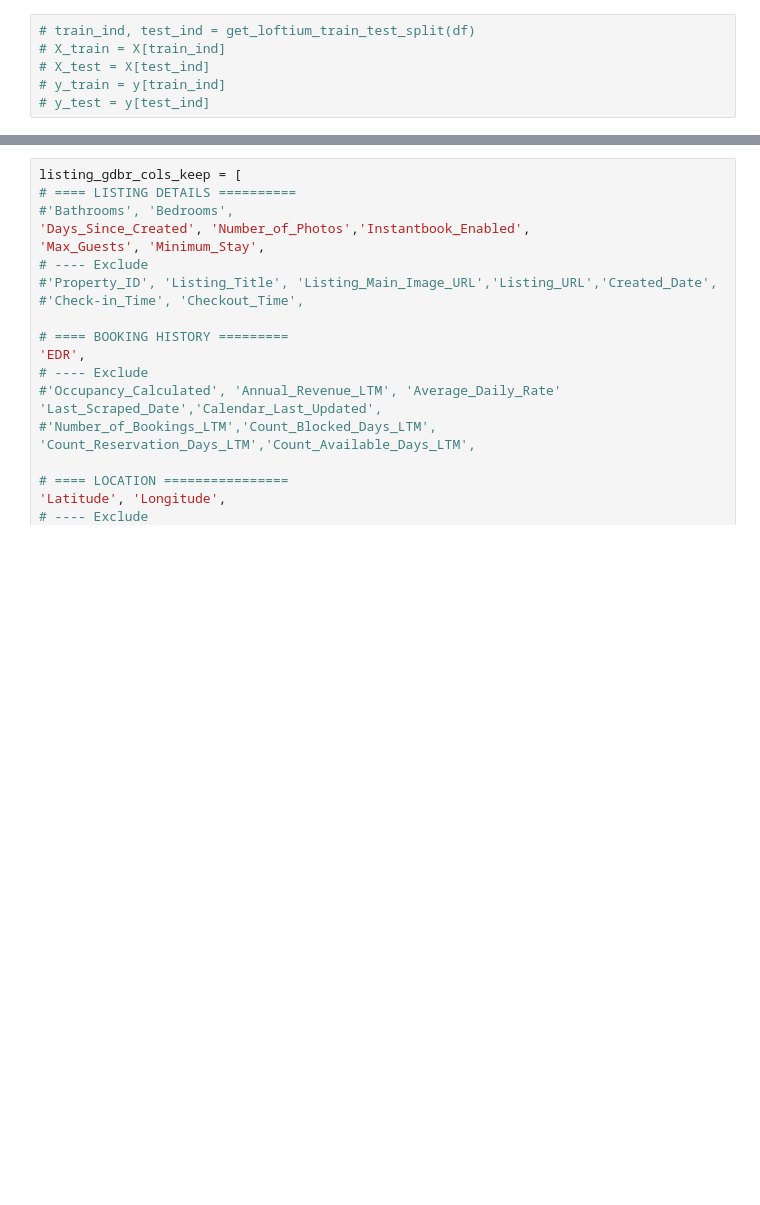
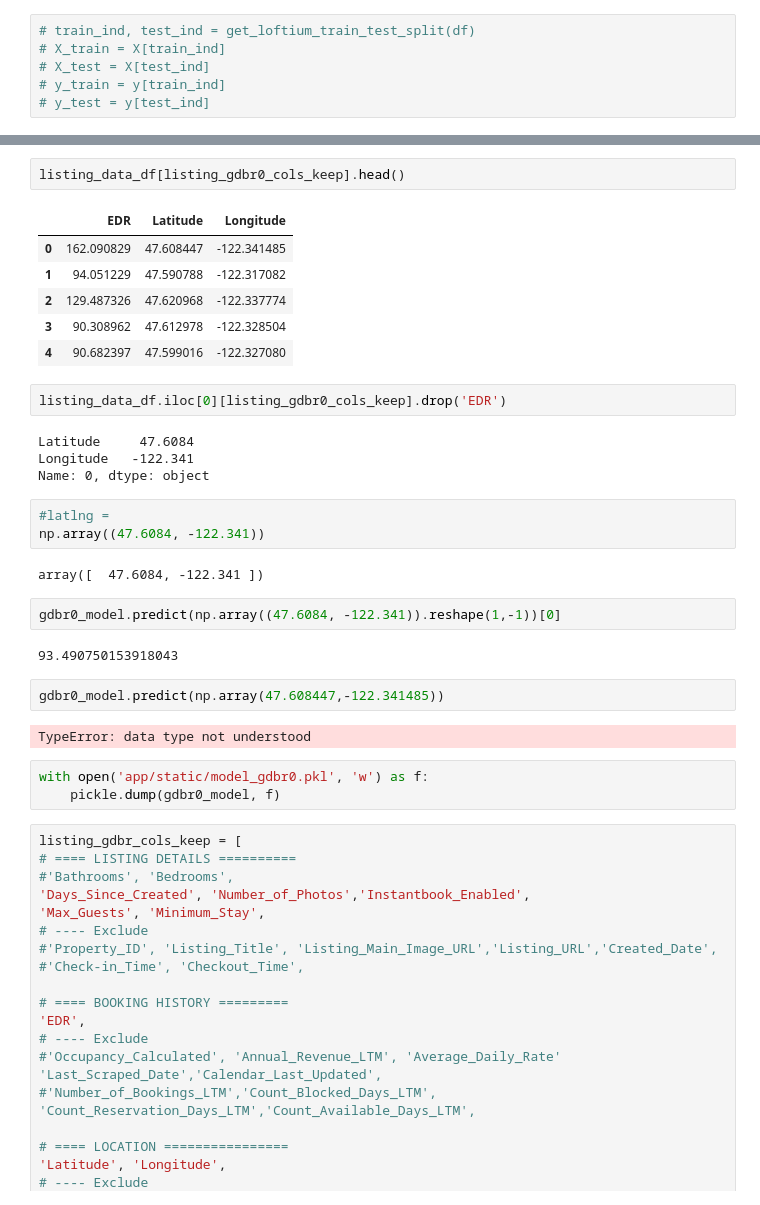
Before and after one commit to epxjk82/airbnKEY, a Jupyter notebook: Airbnb_loft_analysis_monthly_OR50.ipynb, the cells around one changed output, grey strips where cells are left out. Drawn from its saved outputs; the diff is of its cells as text; blank space fills up the shorter version.

Commit message:
add latest jupyter notebook file used to create gdbr0 pickle

```diff
--- a/Airbnb_loft_analysis_monthly_OR50.ipynb
+++ b/Airbnb_loft_analysis_monthly_OR50.ipynb
@@ -593,3 +593,34 @@ pred.plot_partial_dependency_plots(gdbr0_model,gdbr0_train_df, 3,3,15)
+# %%
+listing_data_df[listing_gdbr0_cols_keep].head()
+# %% [output]
+|  | EDR | Latitude | Longitude |
+| 0 | 162.090829 | 47.608447 | -122.341485 |
+| 1 | 94.051229 | 47.590788 | -122.317082 |
+| 2 | 129.487326 | 47.620968 | -122.337774 |
+| 3 | 90.308962 | 47.612978 | -122.328504 |
+| 4 | 90.682397 | 47.599016 | -122.327080 |
+# %%
+listing_data_df.iloc[0][listing_gdbr0_cols_keep].drop('EDR')
+# %% [output]
+Latitude     47.6084
+Longitude   -122.341
+Name: 0, dtype: object
+# %%
+#latlng =
+np.array((47.6084, -122.341))
+# %% [output]
+array([  47.6084, -122.341 ])
+# %%
+gdbr0_model.predict(np.array((47.6084, -122.341)).reshape(1,-1))[0]
+# %% [output]
+93.490750153918043
+# %%
+gdbr0_model.predict(np.array(47.608447,-122.341485))
+# %% [output]
+TypeError: data type not understood
+# %%
+with open('app/static/model_gdbr0.pkl', 'w') as f:
+    pickle.dump(gdbr0_model, f)
 # %%
 listing_gdbr_cols_keep = [
 # ==== LISTING DETAILS ==========
```
Also changed, not shown: parts of 5 cells of this notebook.
